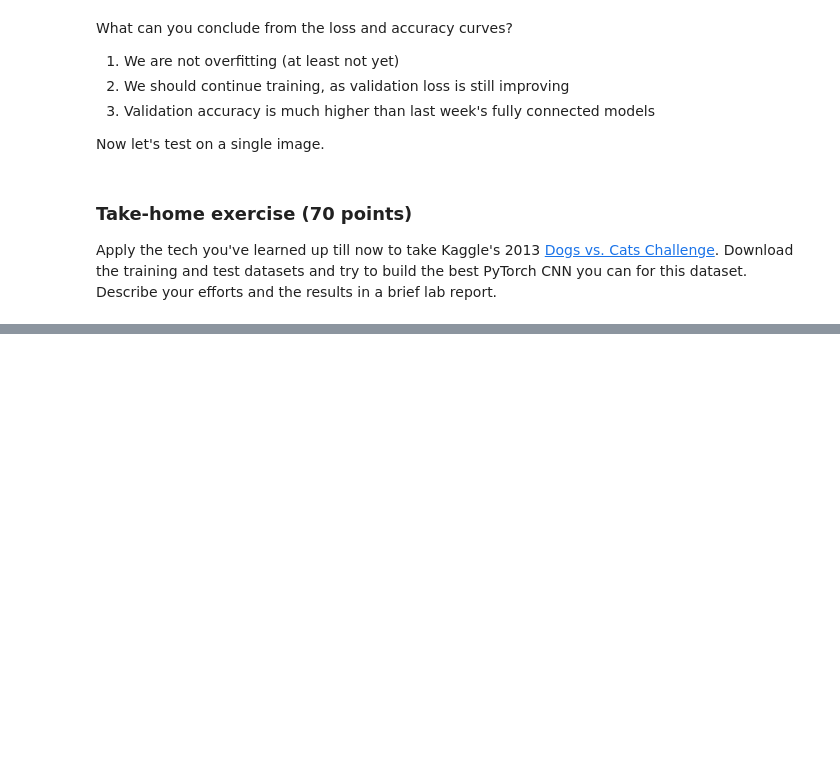
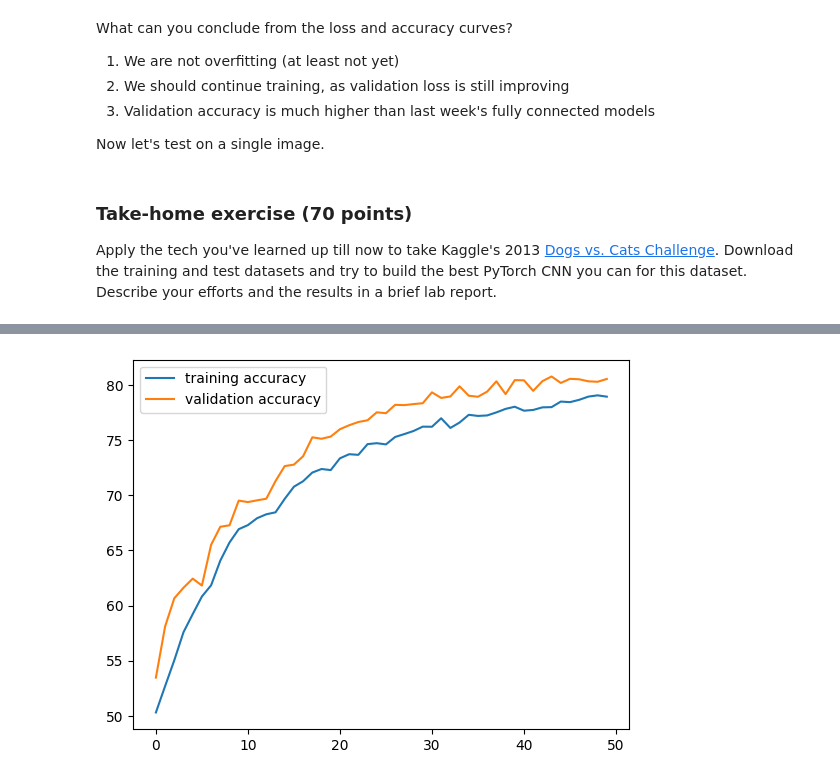
Before and after one commit to AtiChetsurakul/DataScienceDockerEnv, a Jupyter notebook: LectureSrcAndNoteBook/MLaug22/ML2022-09-Deep learning II/09-DeepLearning-II.ipynb, the cells around one changed output, grey strips where cells are left out. Drawn from its saved outputs; the diff is of its cells as text; code cells hidden in the pictures; blank space fills up the shorter version.

```diff
--- a/LectureSrcAndNoteBook/MLaug22/ML2022-09-Deep learning II/09-DeepLearning-II.ipynb
+++ b/LectureSrcAndNoteBook/MLaug22/ML2022-09-Deep learning II/09-DeepLearning-II.ipynb
@@ -808,0 +1096,9 @@ import torch.nn.functional as F
+# %%
+train_accuracycpu = torch.Tensor(train_accuracy).cpu()
+# %%
+plt.plot(train_accuracycpu, label='training accuracy')
+plt.plot(valid_accuracy, label='validation accuracy')
+plt.legend()
+plt.show()
+# %% [output]
+[figure, added]
```
Also changed, not shown: parts of 20 cells of this notebook, 1 other file.
